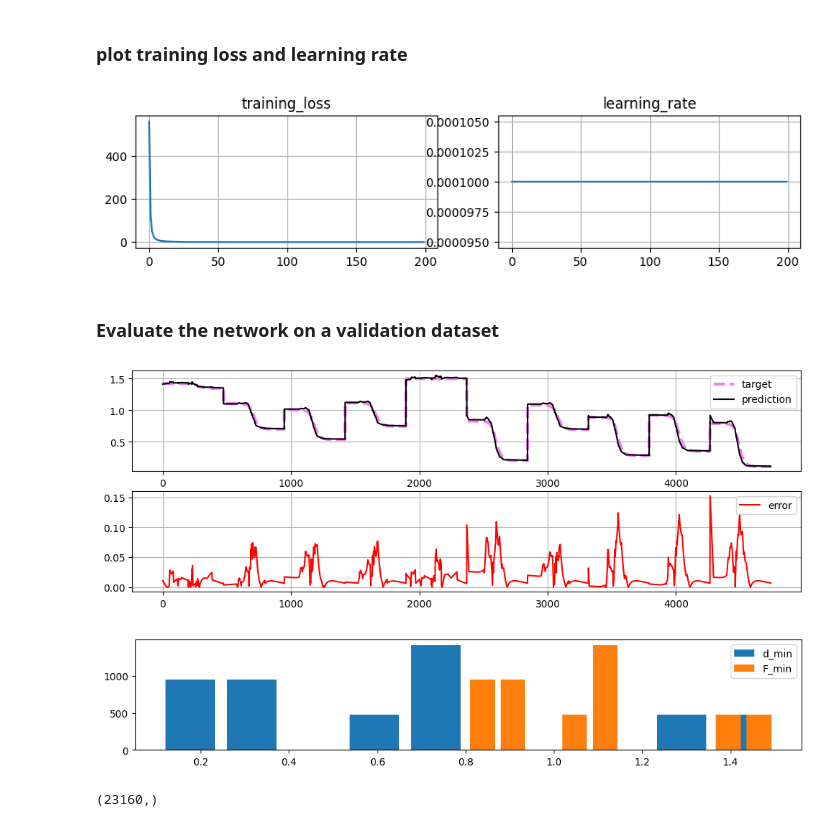
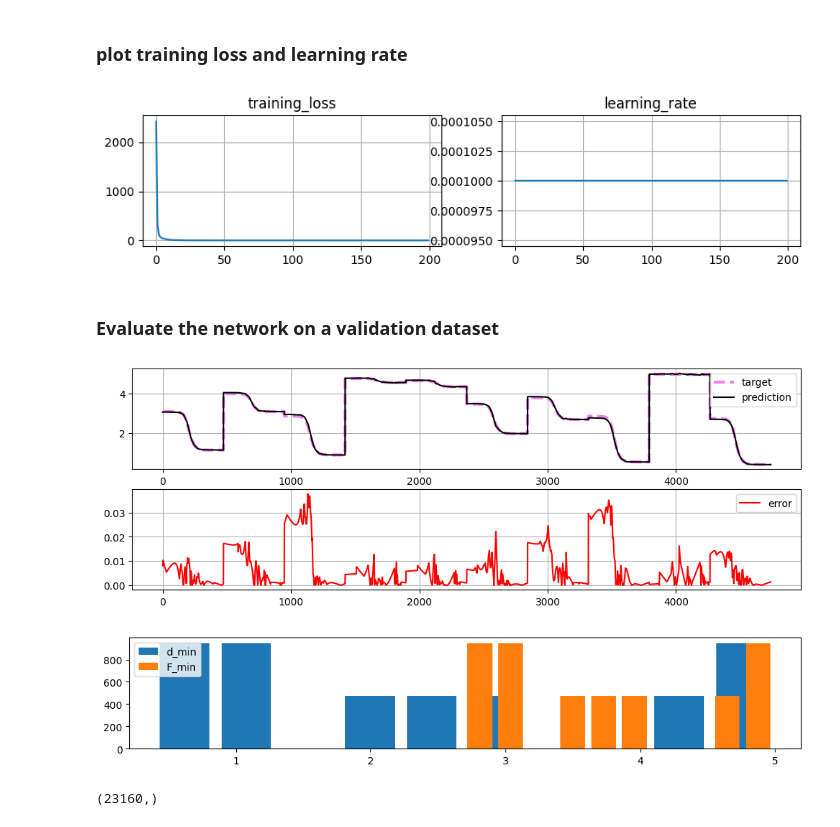
Before and after one commit to salar96/LearningFLPO, a Jupyter notebook: learn_LSE.ipynb, the cells around one changed output. Cells and saved outputs as stored; diff of their text form; code cells hidden in the pictures.

```diff
--- a/learn_LSE.ipynb
+++ b/learn_LSE.ipynb
@@ -43,12 +43,12 @@ def area_approx_F(D_min, D_max_range, N_D, beta):
 # %% [markdown]
 ### A Usecase of area_approx_F function
 # %%
-D_min = 0.5
-D_max_range = 1.0
-N_D = 341
-beta1 = 1e-3
-beta2 = 1e-4
+# D_min = 0.5
+# D_max_range = 1.0
+# N_D = 341
+# beta1 = 1e-3
+# beta2 = 1e-4
 
-Fest1 = area_approx_F(D_min, D_max_range, N_D, beta=beta1)
-Fest2 = area_approx_F(D_min, D_max_range, N_D, beta=beta2)
-print(f'Fest1:{Fest1}\tFest2:{Fest2}')
+# Fest1 = area_approx_F(D_min, D_max_range, N_D, beta=beta1)
+# Fest2 = area_approx_F(D_min, D_max_range, N_D, beta=beta2)
+# print(f'Fest1:{Fest1}\tFest2:{Fest2}')
@@ -222,9 +220,9 @@ b_array = createBetaArray(b_min, b_max, b_grow)
 print(f'len b_array:\t{b_array.shape}')
 
 # torch input and output arrays
-n_curves = 30
+n_curves = 60
 len_Darray_range = [10,1000]
-D_max_scale = 2.0
+D_max_scale = 5.0
 D_min_range = [0.0, D_max_scale] # minimum value of D_array is picked at random from this range
 IO_scale = 1
 
@@ -423,7 +425,7 @@ plt.grid()
 
 plt.show()
 # %% [output]
-[figure, old version]
+[figure, new version]
 # %% [markdown]
 ### Evaluate the network on a validation dataset
 # %%
@@ -434,7 +436,7 @@ b_grow_v = 1.05
 b_array_v = createBetaArray(b_min_v, b_max_v, b_grow_v)
 # print(b_array_v)
 n_curves_v = 10
-D_max_scale_v = 1.5
+D_max_scale_v = 5.0
 D_min_range_v = [0.0, D_max_scale_v]
 len_Darray_range_v = [100,1000]
 In_val, Out_val, len_D_ARR_v = logsum_dataset(n_curves=n_curves_v,
@@ -442,35 +444,35 @@ In_val, Out_val, len_D_ARR_v = logsum_dataset(n_curves=n_curves_v,
                     D_max_scale=D_max_scale_v,
                     len_Darray_range=len_Darray_range_v,
                     approx_log_sum_flr=True, io_scale=IO_scale)
 pred_val = NN_logSum(In_val).detach()
 
 st = 0
 Out_val_np = (Out_val.numpy().flatten()/IO_scale)[st:] - 0*(1 / np.tile(b_array_v, n_curves_v) * np.log(len_D_ARR_v))[st:] + 0*(In_val[:,1].numpy().flatten()/IO_scale)[st:]
 pred_val_np = (pred_val.numpy().flatten()/IO_scale)[st:] - 0*(1 / np.tile(b_array_v, n_curves_v) * np.log(len_D_ARR_v))[st:] + 0*(In_val[:,1].numpy().flatten()/IO_scale)[st:]
 
 plt.figure(figsize=(12,4))
 plt.subplot(2,1,1)
 plt.plot(Out_val_np, label='target', color='violet', linestyle='dashed', linewidth=3)
 plt.plot(pred_val_np, label='prediction', color='black')
 plt.grid()
 plt.xticks()
 plt.legend()
 
 plt.subplot(2,1,2)
 error_val = np.abs(pred_val_np - Out_val_np)/np.mean(Out_val_np)
 plt.plot(error_val, label='error', color='red')
 plt.legend()
 plt.grid()
 
 plt.figure(figsize=(12,2))
 plt.hist(In_val[:,1].numpy().flatten(), bins=10, histtype='barstacked', rwidth=0.8, label='d_min')
 plt.hist(In_val[:,0].numpy().flatten(), bins=10, histtype='barstacked', rwidth=0.8, label='F_min')
 plt.legend()
 
 plt.show()
 # %% [output]
-[figure, old version]
+[figure, new version]
-[figure, old version]
+[figure, new version]
 # %%
 Out_val_np.shape
 # %% [output]
```
Also changed, not shown: parts of 10 cells of this notebook, 7 other files.
